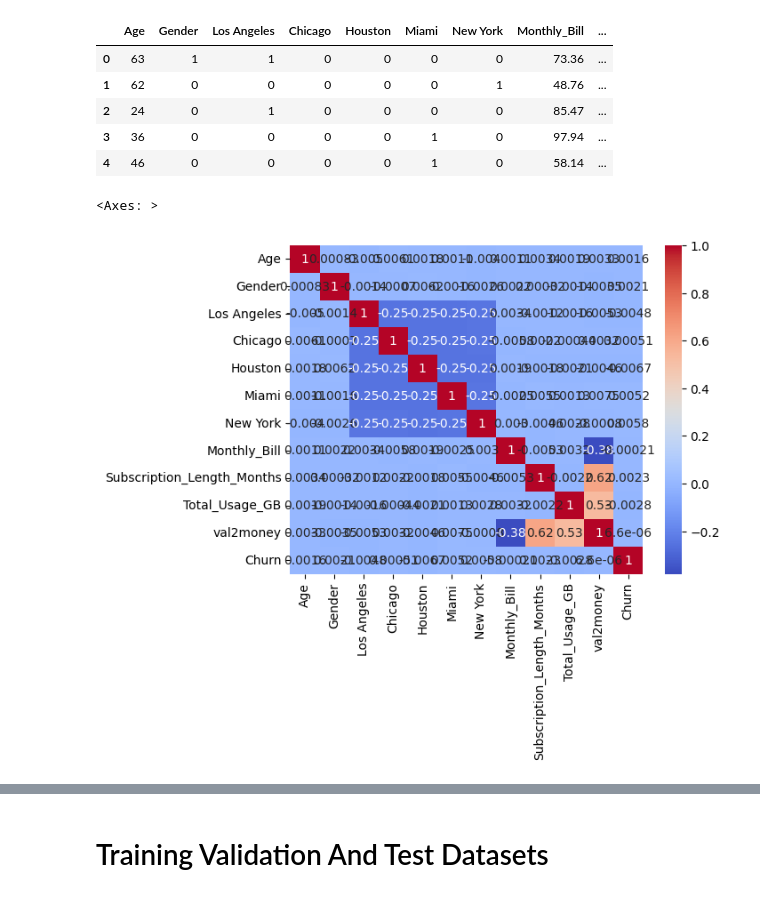
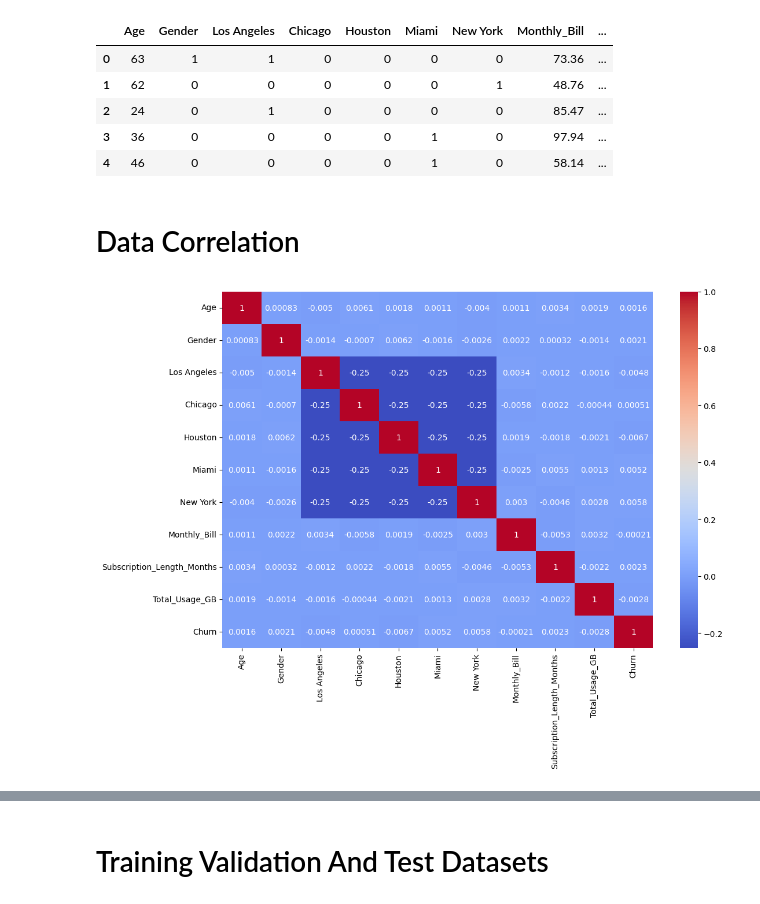
Before and after one commit to ThermalDust095/Churn-Predictor, a Jupyter notebook: predictor.ipynb, the cells around one changed output, grey strips where cells are left out. Drawn from its saved outputs; the diff is of its cells as text; code cells hidden in the pictures.

```diff
--- a/predictor.ipynb
+++ b/predictor.ipynb
@@ -49,7 +50,7 @@ churn_data.head(10)
 | 8 | 20 | 0 | 10 | 42.45 | 150 | 1 | False | False | ... |
 | 9 | 53 | 0 | 12 | 64.49 | 383 | 1 | False | False | ... |
 # %%
-churn_data["val2money"] = (churn_data["Subscription_Length_Months"] * churn_data["Total_Usage_GB"]) / churn_data["Monthly_Bill"]
-
+# churn_data["val2money"] = (churn_data["Subscription_Length_Months"] * churn_data["Total_Usage_GB"]) / churn_data["Monthly_Bill"]
+# churn_data["val2money"] = (churn_data["Monthly_Bill"] * (churn_data["Location"] + churn_data["Age"]/10) )
 churn_data.head()
 # %% [output]
@@ -62,6 +63,7 @@ churn_data.head()
 # %%
 
-churn_data = churn_data.loc[:,["Age","Gender","Los Angeles","Chicago","Houston","Miami","New York","Monthly_Bill","Subscription_Length_Months","Total_Usage_GB","val2money","Churn"]]
+churn_data = churn_data.loc[:,["Age","Gender","Los Angeles","Chicago","Houston","Miami","New York","Monthly_Bill","Subscription_Length_Months","Total_Usage_GB","Churn"]]
+# churn_data = churn_data.loc[:,["Age","Gender","Location","Monthly_Bill","Subscription_Length_Months","Total_Usage_GB","val2money","Churn"]]
 
 for city in locations:
     churn_data[city] = (churn_data[city] == True).astype(int)
@@ -74,13 +76,16 @@ churn_data.head()
 | 2 | 24 | 0 | 1 | 0 | 0 | 0 | 0 | 85.47 | ... |
 | 3 | 36 | 0 | 0 | 0 | 0 | 1 | 0 | 97.94 | ... |
 | 4 | 46 | 0 | 0 | 0 | 0 | 1 | 0 | 58.14 | ... |
+# %% [markdown]
+# Data Correlation
 # %%
 import matplotlib.pyplot as plt
 import seaborn as sn
 
 corr = churn_data.corr()
+plt.figure(figsize=(12,8))
+sn.heatmap(corr,annot=True,cmap="coolwarm")
 
-sn.heatmap(corr,annot=True,cmap="coolwarm")
+plt.show()
 # %% [output]
-<Axes: >
-[figure, old version]
+[figure, new version]
```
Also changed, not shown: parts of 20 cells of this notebook, 1 other file.
